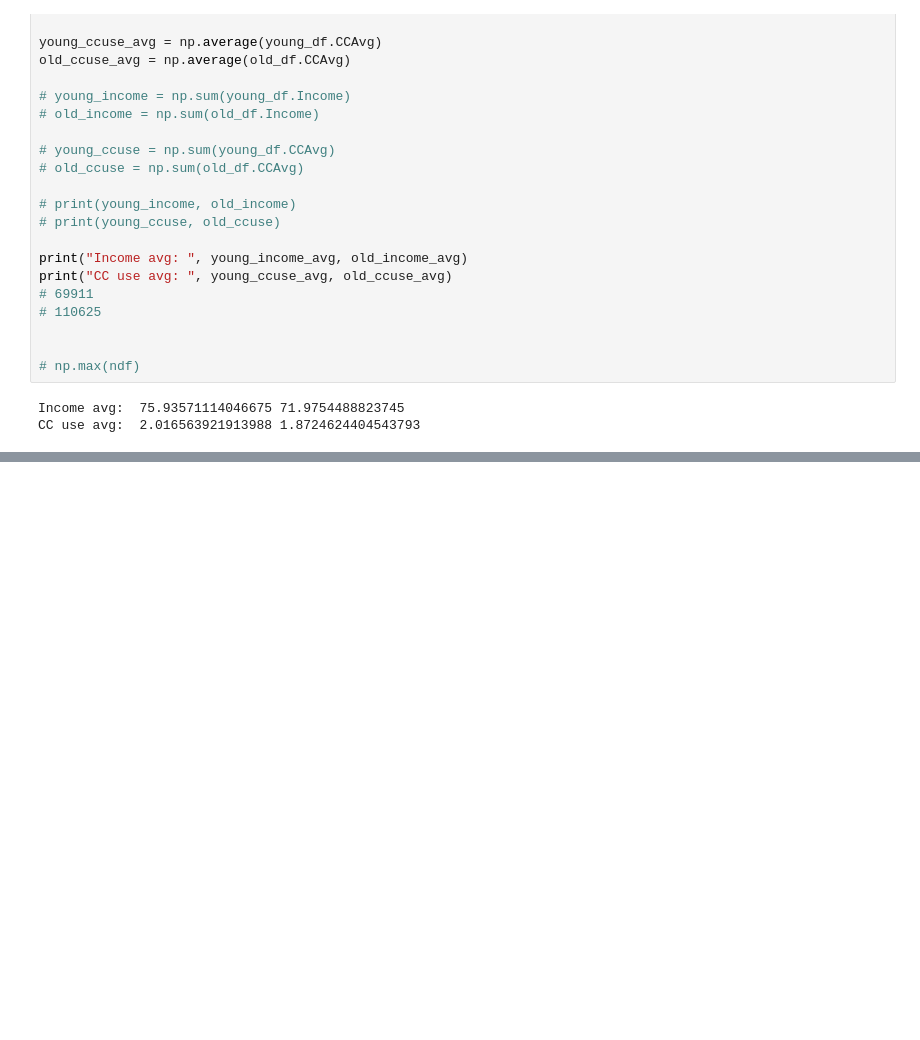
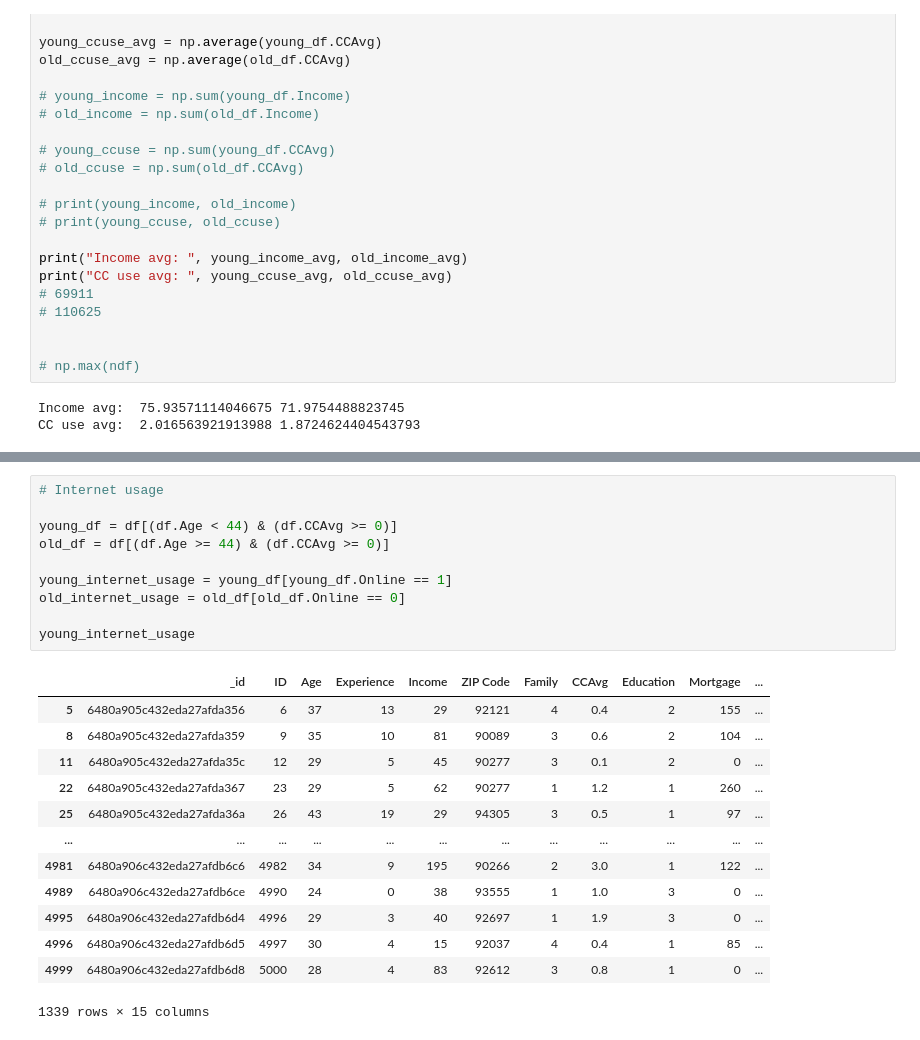
Before and after one commit to arttusa/dsdba_project, a Jupyter notebook: bankdata.ipynb, the cells around one changed output, grey strips where cells are left out. Saved outputs shown, nothing was run; the diff lists cells and outputs as text; blank space fills up the shorter version.

```diff
--- a/bankdata.ipynb
+++ b/bankdata.ipynb
@@ -168,0 +156,24 @@ ploan_df[ploan_df.Income > 100]
+# %%
+# Internet usage
+
+young_df = df[(df.Age < 44) & (df.CCAvg >= 0)]
+old_df = df[(df.Age >= 44) & (df.CCAvg >= 0)]
+
+young_internet_usage = young_df[young_df.Online == 1]
+old_internet_usage = old_df[old_df.Online == 0]
+
+young_internet_usage
+# %% [output]
+|  | _id | ID | Age | Experience | Income | ZIP Code | Family | CCAvg | Education | Mortgage | ... |
+| 5 | 6480a905c432eda27afda356 | 6 | 37 | 13 | 29 | 92121 | 4 | 0.4 | 2 | 155 | ... |
+| 8 | 6480a905c432eda27afda359 | 9 | 35 | 10 | 81 | 90089 | 3 | 0.6 | 2 | 104 | ... |
+| 11 | 6480a905c432eda27afda35c | 12 | 29 | 5 | 45 | 90277 | 3 | 0.1 | 2 | 0 | ... |
+| 22 | 6480a905c432eda27afda367 | 23 | 29 | 5 | 62 | 90277 | 1 | 1.2 | 1 | 260 | ... |
+| 25 | 6480a905c432eda27afda36a | 26 | 43 | 19 | 29 | 94305 | 3 | 0.5 | 1 | 97 | ... |
+| ... | ... | ... | ... | ... | ... | ... | ... | ... | ... | ... | ... |
+| 4981 | 6480a906c432eda27afdb6c6 | 4982 | 34 | 9 | 195 | 90266 | 2 | 3.0 | 1 | 122 | ... |
+| 4989 | 6480a906c432eda27afdb6ce | 4990 | 24 | 0 | 38 | 93555 | 1 | 1.0 | 3 | 0 | ... |
+| 4995 | 6480a906c432eda27afdb6d4 | 4996 | 29 | 3 | 40 | 92697 | 1 | 1.9 | 3 | 0 | ... |
+| 4996 | 6480a906c432eda27afdb6d5 | 4997 | 30 | 4 | 15 | 92037 | 4 | 0.4 | 1 | 85 | ... |
+| 4999 | 6480a906c432eda27afdb6d8 | 5000 | 28 | 4 | 83 | 92612 | 3 | 0.8 | 1 | 0 | ... |
+1339 rows × 15 columns
```
Also changed, not shown: parts of 6 cells of this notebook.
